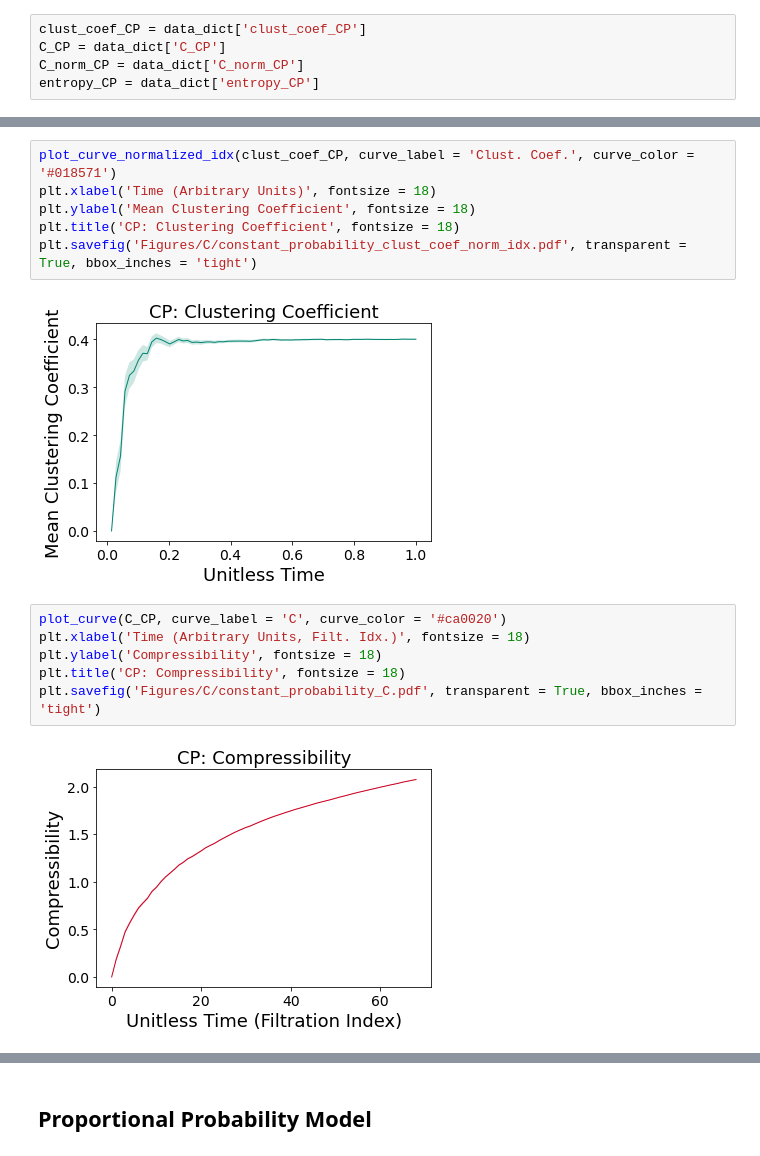
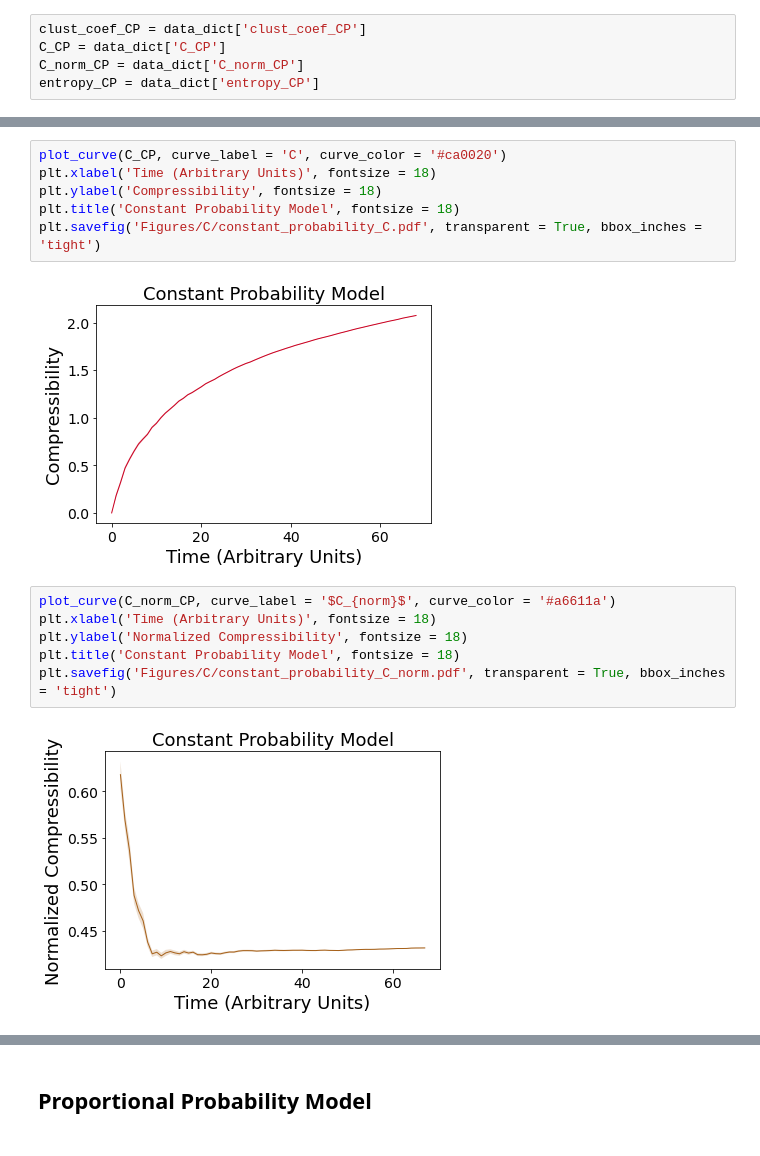
Before and after one commit to spatank/Curiosity, a Jupyter notebook: v8/C_plotting.ipynb, the cells around one changed output, grey strips where cells are left out. Saved outputs shown, nothing was run; the diff lists cells and outputs as text.

```diff
--- a/v8/C_plotting.ipynb
+++ b/v8/C_plotting.ipynb
@@ -673,17 +673,17 @@ plt.savefig('Figures/C/constant_probability_clust_coef.pdf', transparent = True,
 # %%
-plot_curve_normalized_idx(clust_coef_CP, curve_label = 'Clust. Coef.', curve_color = '#018571')
+plot_curve(C_CP, curve_label = 'C', curve_color = '#ca0020')
 plt.xlabel('Time (Arbitrary Units)', fontsize = 18)
-plt.ylabel('Mean Clustering Coefficient', fontsize = 18)
-plt.title('CP: Clustering Coefficient', fontsize = 18)
-plt.savefig('Figures/C/constant_probability_clust_coef_norm_idx.pdf', transparent = True, bbox_inches = 'tight')
+plt.ylabel('Compressibility', fontsize = 18)
+plt.title('Constant Probability Model', fontsize = 18)
+plt.savefig('Figures/C/constant_probability_C.pdf', transparent = True, bbox_inches = 'tight')
 # %% [output]
-[figure, old version]
+[figure, new version]
 # %%
-plot_curve(C_CP, curve_label = 'C', curve_color = '#ca0020')
-plt.xlabel('Time (Arbitrary Units, Filt. Idx.)', fontsize = 18)
-plt.ylabel('Compressibility', fontsize = 18)
-plt.title('CP: Compressibility', fontsize = 18)
-plt.savefig('Figures/C/constant_probability_C.pdf', transparent = True, bbox_inches = 'tight')
+plot_curve(C_norm_CP, curve_label = '$C_{norm}$', curve_color = '#a6611a')
+plt.xlabel('Time (Arbitrary Units)', fontsize = 18)
+plt.ylabel('Normalized Compressibility', fontsize = 18)
+plt.title('Constant Probability Model', fontsize = 18)
+plt.savefig('Figures/C/constant_probability_C_norm.pdf', transparent = True, bbox_inches = 'tight')
 # %% [output]
-[figure, old version]
+[figure, new version]
 # %%
```
Also changed, not shown: parts of 56 cells of this notebook.
